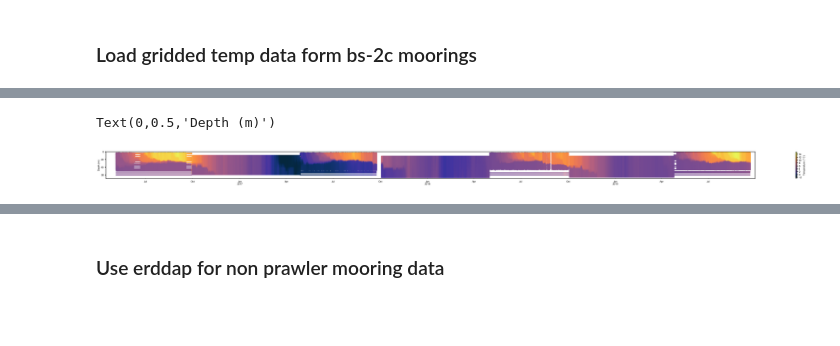
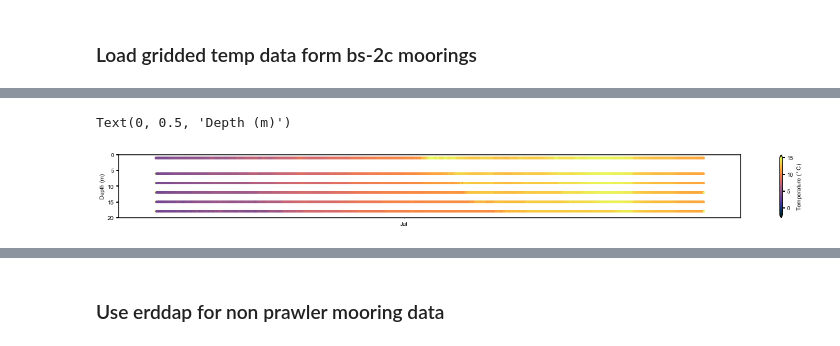
Before and after one commit to NOAA-PMEL/EcoFOCI_Jupyter_Notebooks, a Jupyter notebook: 2020/AMSS/AMSS_Figures.ipynb, the cells around one changed output, grey strips where cells are left out. Saved outputs shown, nothing was run; the diff lists cells and outputs as text; code cells hidden in the pictures; blank space fills up the shorter version.

```diff
--- a/2020/AMSS/AMSS_Figures.ipynb
+++ b/2020/AMSS/AMSS_Figures.ipynb
@@ -253,19 +253,18 @@ xdf_2016_2 = xa.load_dataset(tfile_2016_2)
 xdf_2016m = xa.load_dataset(tfile_2016m)
 # %%
 #xdf_2019m=xdf_2019m.where(xdf_2019m.depth>=50) #remove shallower than prawler data
-xdf_2019m=xdf_2019m.where(xdf_2019m.T_20 != 1e35)
+xdf_2019m=xdf_2019m.where(xdf_2019m  != 1e35, np.nan)
 
-xdf_2018=xdf_2018.where(xdf_2018.T_20 != 1e35)
-xdf_2018m=xdf_2018m.where(xdf_2018m.depth>=50) #remove shallower than prawler data
-xdf_2018m=xdf_2018m.where(xdf_2018m.T_20 != 1e35)
+#xdf_2018=xdf_2018.where(xdf_2018.T_20 != 1e35)
+#xdf_2018m=xdf_2018m.where(xdf_2018m.depth>=50) #remove shallower than prawler data
+xdf_2018m=xdf_2018m.where(xdf_2018m  != 1e35, np.nan)
 
-xdf_2017=xdf_2017.where(xdf_2017.T_20 != 1e35)
-xdf_2017m=xdf_2017m.where(xdf_2017m.depth>=50) #remove shallower than prawler data
-xdf_2017m=xdf_2017m.where(xdf_2017m.T_20 != 1e35)
-
+#xdf_2017=xdf_2017.where(xdf_2017.T_20 != 1e35)
+#xdf_2017m=xdf_2017m.where(xdf_2017m.depth>=50) #remove shallower than prawler data
+xdf_2017m=xdf_2017m.where(xdf_2017m  != 1e35, np.nan)
 #xdf_2016_2=xdf_2016_2.where(xdf_2016_2.T_20 != 1e35)
 #xdf_2016m=xdf_2016m.where(xdf_2016m.depth>=50) #remove shallower than prawler data
-xdf_2016m=xdf_2016m.where(xdf_2016m.T_20 != 1e35)
+xdf_2016m=xdf_2016m.where(xdf_2016m  != 1e35, np.nan)
 # %%
 #interpolation setup for gridded data (temperature)
 ### vertically grid data to evenly space gridspoints
@@ -275,26 +347,34 @@ press_grid = np.arange(0,70,interval) #1m
 # %%
-fig, ax = plt.subplots(figsize=(58, 2))
+fig, ax = plt.subplots(figsize=(24, 2))
+
+"""
 for df,name in enumerate(df_all):
     df = df_all[name]
     cs = ax.scatter(df.index, df['depth'], s=15, c=df['Temperature'],
                     vmin=-2, vmax=15, marker='o', edgecolor='none', cmap=cmocean.cm.thermal, zorder=3)
-
+"""
 #bs2c data
 date_time = np.array([date2num(pd.to_datetime(k),'Days since 0001-1-1') for k in xdf_2018.time.values])
 np2d=xdf_2018.T_20.values[:,:,0,0]
 mesh_grid_func = interpolate.interp2d(xdf_2018.depth,date_time,np2d,kind='linear',bounds_error=False,fill_value=np.nan)
 mesh_grid = mesh_grid_func(press_grid,date_time)
 for i,depth in enumerate(press_grid):
-    ax.scatter(date_time,date_time*0 + depth,s=15, c=mesh_grid.T[i],
+    try:
+        ax.scatter(date_time.values,date_time*0 + depth,s=15, c=mesh_grid.T[i],
                vmin=-2, vmax=15, marker='o', edgecolor='none', cmap=cmocean.cm.thermal)
+    except:
+        pass
 
 date_time = np.array([date2num(pd.to_datetime(k),'Days since 0001-1-1') for k in xdf_2017.time.values])
 np2d=xdf_2017.T_20.values[:,:,0,0]
 mesh_grid_func = interpolate.interp2d(xdf_2017.depth,date_time,np2d,kind='linear',bounds_error=False,fill_value=np.nan)
 mesh_grid = mesh_grid_func(press_grid,date_time)
 for i,depth in enumerate(press_grid):
-    ax.scatter(date_time,date_time*0 + depth,s=15, c=mesh_grid.T[i],
+    try:
+        ax.scatter(date_time.values,date_time*0 + depth,s=15, c=mesh_grid.T[i],
                vmin=-2, vmax=15, marker='o', edgecolor='none', cmap=cmocean.cm.thermal)
+    except:
+        pass
 
 date_time = np.array([date2num(pd.to_datetime(k),'Days since 0001-1-1') for k in xdf_2016.time.values])
 np2d=xdf_2016.T_20.values[:,:,0,0]
@@ -302,8 +382,11 @@ mesh_grid_func = interpolate.interp2d(xdf_2016.depth,date_time,np2d,kind='linear
 mesh_grid = mesh_grid_func(press_grid,date_time)
 mesh_grid[mesh_grid>=1e30]=np.nan
 for i,depth in enumerate(press_grid):
-    ax.scatter(date_time,date_time*0 + depth,s=15, c=mesh_grid.T[i],
+    try:
+        ax.scatter(date_time.values,date_time*0 + depth,s=15, c=mesh_grid.T[i],
                vmin=-2, vmax=15, marker='o', edgecolor='none', cmap=cmocean.cm.thermal,zorder=3)
+    except:
+        pass
 
 date_time = np.array([date2num(pd.to_datetime(k),'Days since 0001-1-1') for k in xdf_2016_2.time.values])
 np2d=xdf_2016_2.T_20.values[:,:,0,0]
@@ -311,57 +394,57 @@ mesh_grid_func = interpolate.interp2d(xdf_2016_2.depth,date_time,np2d,kind='line
 mesh_grid = mesh_grid_func(press_grid,date_time)
 mesh_grid[mesh_grid>=1e30]=np.nan
 for i,depth in enumerate(press_grid):
-    ax.scatter(date_time,date_time*0 + depth,s=15, c=mesh_grid.T[i],
+    try:
+        ax.scatter(date_time.values,date_time*0 + depth,s=15, c=mesh_grid.T[i],
                vmin=-2, vmax=15, marker='o', edgecolor='none', cmap=cmocean.cm.thermal,zorder=3)
+    except:
+        pass
 
 #bsm2a data
-"""
-for i,depth in enumerate(xdf_2019m.depth.values):
-    if depth <= 50:
-        continue
-    else:
-        ax.scatter(xdf_2019m.sel(depth=depth).time.values,(xdf_2019m.sel(depth=depth).T_20 * 0 + depth).values[:,0,0],
-               s=15, c=xdf_2019m.sel(depth=depth).T_20.values[:,0,0],vmin=-2, vmax=15, marker='o', edgecolor='none', cmap=cmocean.cm.thermal)
-"""
+
 for i,depth in enumerate(xdf_2019m.depth.values):
     ax.scatter(xdf_2019m.sel(depth=depth).time.values,(xdf_2019m.sel(depth=depth).T_20 * 0 + depth).values[:,0,0],
                s=15, c=xdf_2019m.sel(depth=depth).T_20.values[:,0,0],vmin=-2, vmax=15, marker='o', edgecolor='none', cmap=cmocean.cm.thermal)
 
-
 for i,depth in enumerate(xdf_2018m.depth.values):
-    if depth <= 50:
+    if depth <= 0:
         continue
     else:
-        ax.scatter(xdf_2018m.sel(depth=depth).time.values,(xdf_2018m.sel(depth=depth).T_20 * 0 + depth).values[:,0,0],
+        try:
+            ax.scatter(xdf_2018m.sel(depth=depth).time.values,(xdf_2018m.sel(depth=depth).T_20 * 0 + depth).values[:,0,0],
                s=15, c=xdf_2018m.sel(depth=depth).T_20.values[:,0,0],vmin=-2, vmax=15, marker='o', edgecolor='none', cmap=cmocean.cm.thermal)
+        except:
+            pass
 
 for i,depth in enumerate(xdf_2017m.depth.values):
-    if depth <= 50:
+    if depth <= 0:
         continue
     else:
-        ax.scatter(xdf_2017m.sel(depth=depth).time.values,(xdf_2017m.sel(depth=depth).T_20 * 0 + depth).values[:,0,0],
-               s=15, c=xdf_2017m.sel(depth=depth).T_20.values[:,0,0],vmin=-2, vmax=15, marker='o', edgecolor='none', cmap=cmocean.cm.thermal)
-
+        try:
+            ax.scatter(xdf_2017m.sel(depth=depth).time.values,(xdf_2017m.sel(depth=depth).T_20 * 0 + depth).values[:,0,0],
+                   s=15, c=xdf_2017m.sel(depth=depth).T_20.values[:,0,0],vmin=-2, vmax=15, marker='o', edgecolor='none', cmap=cmocean.cm.thermal)
+        except:
+            pass
 for i,depth in enumerate(xdf_2016m.depth.values):
 
     ax.scatter(xdf_2016m.sel(depth=depth).time.values,(xdf_2016m.sel(depth=depth).T_20 * 0 + depth).values[:,0,0],
            s=15, c=xdf_2016m.sel(depth=depth).T_20.values[:,0,0],vmin=-2, vmax=15, marker='o', edgecolor='none', cmap=cmocean.cm.thermal)
 
 
-ax.set_ylim(0, 70)
+ax.set_ylim(0, 20)
 ax.invert_yaxis()
 xfmt = mdates.DateFormatter('%d-%b')
 ax.xaxis.set_major_locator(YearLocator())
 ax.xaxis.set_minor_locator(MonthLocator(range(1,12,3),bymonthday=1))
 ax.xaxis.set_minor_formatter(DateFormatter('%b'))
 ax.xaxis.set_major_formatter(DateFormatter('\n%Y'))
 ax.xaxis.set_tick_params(which='major', pad=7)
 ax.xaxis.set_tick_params(which='minor', pad=5)
 
-ax.set_xlim(['2016-4-15','2019-9-30'])
+ax.set_xlim([datetime.date(2019,4,15),datetime.date(2019,9,30)])
 cbar = fig.colorbar(cs, orientation='vertical', extend='both')
 cbar.ax.set_ylabel('Temperature ($^\circ$C)')
 ax.set_ylabel('Depth (m)')
 # %% [output]
-Text(0,0.5,'Depth (m)')
+Text(0, 0.5, 'Depth (m)')
-[figure, old version]
+[figure, new version]
```
Also changed, not shown: parts of 15 cells of this notebook, 56 other files.
